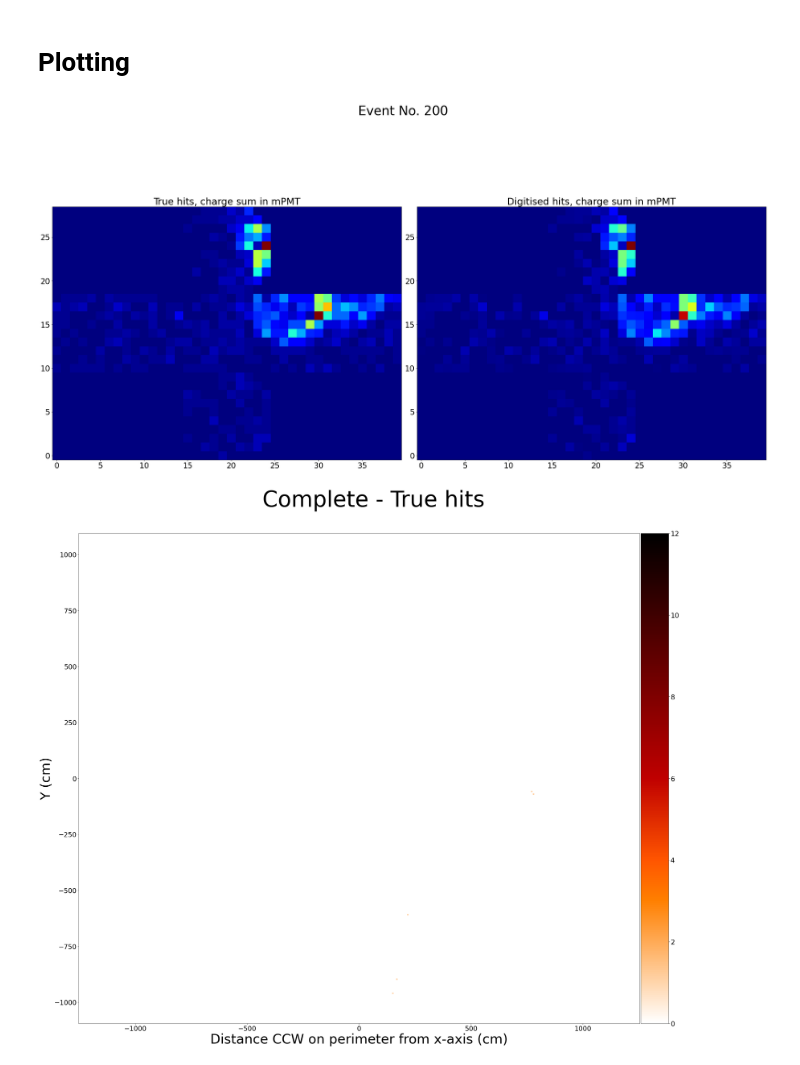
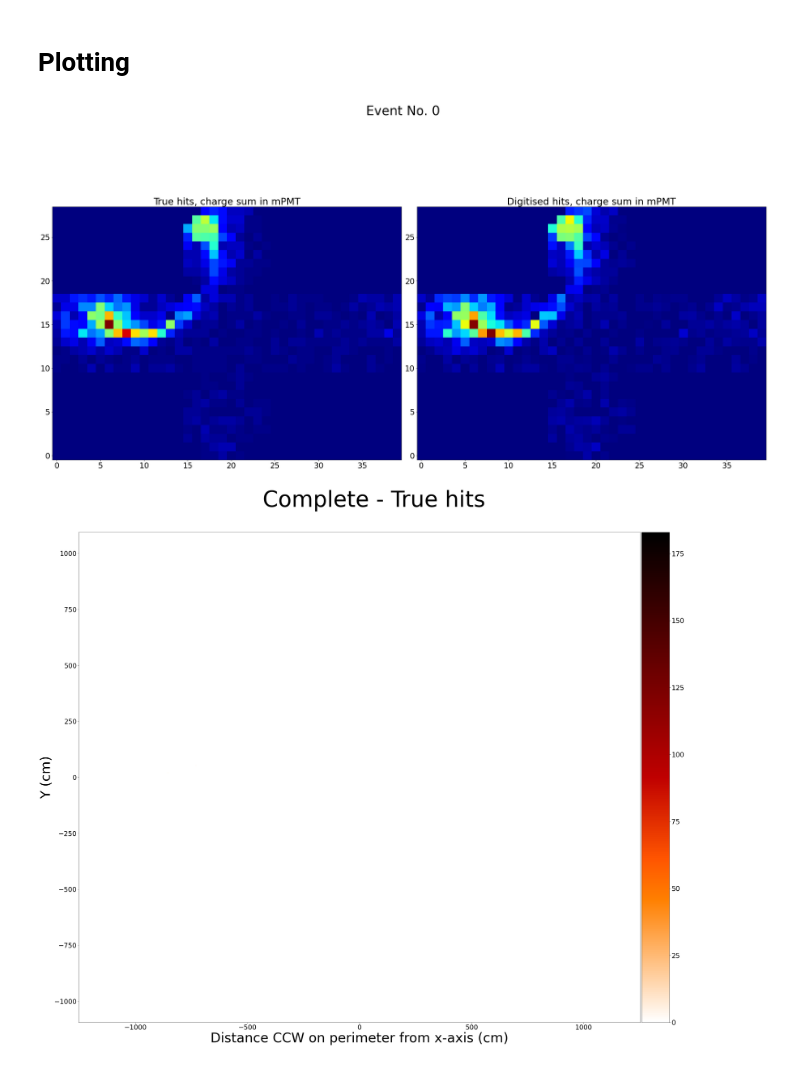
Before and after one commit to SirRendore/WatChMaL, a Jupyter notebook: notebooks_EDA/EDA - Test.ipynb, the cells around one changed output. Cells and saved outputs as stored; diff of their text form; code cells hidden in the pictures.

```diff
--- a/notebooks_EDA/EDA - Test.ipynb
+++ b/notebooks_EDA/EDA - Test.ipynb
@@ -107,9 +107,9 @@ TUBE_DIR = GEOFILE[ 'orientation']
 PMT_FLAT_MAPPING = PMT_to_flat_cylinder_mapping( TUBES, TUBE_XYZ )
 PMT_FLAT_MAP_POSITIVE = PMT_to_flat_cylinder_map_positive( TUBES, TUBE_XYZ )
 
-UPPER_ENDCAP_SUBSET = get_upper_endcap_tubes( TUBES, TUBE_XYZ )
-LOWER_ENDCAP_SUBSET = get_lower_endcap_tubes( TUBES, TUBE_XYZ )
-BARREL_SUBSET       = get_barrel_tubes( TUBES, TUBE_XYZ )
+UPPER_ENDCAP_SUBSET = get_upper_endcap_tubes( TUBES, TUBE_XYZ ) - 1
+LOWER_ENDCAP_SUBSET = get_lower_endcap_tubes( TUBES, TUBE_XYZ ) - 1
+BARREL_SUBSET       = get_barrel_tubes( TUBES, TUBE_XYZ ) - 1
 # %%
 '''
 Plots summed charges and individual mpmts for both true and digitised hits
@@ -143,8 +143,8 @@ def plot_event(truehits_pmt, truehits_data, truehits_data_raw, \
 
     # Plot subsets
     for subset, name in zip(subset_tubes, subset_names):
-        EventSubsetDisplay(pmts_truehits, truehits_data_raw, PMT_FLAT_MAP_POSITIVE, subset - 1, title = f"{name}: True hits")
-        EventSubsetDisplay(digihits_pmt, digihits_data_raw, PMT_FLAT_MAP_POSITIVE, subset - 1, title = f"{name}: Digitised hits")
+        EventSubsetDisplay(truehits_pmt, truehits_data_raw, PMT_FLAT_MAP_POSITIVE, subset, title = f"{name}: True hits")
+        EventSubsetDisplay(digihits_pmt, digihits_data_raw, PMT_FLAT_MAP_POSITIVE, subset, title = f"{name}: Digitised hits")
 
 
 #     event_data_array_truehits = get_plot_array(test_data_truehits)
@@ -168,8 +168,8 @@ def plot_from_idx (event_idx):
     except LookupError:
         print(f"event_ind {event_idx} not found in one or both files")
 # %%
-event_idx = 200
-plot_from_idx(event_idx)
+event_idx = 250
+plot_from_idx(0)
 # %% [output]
-[figure, old version]
+[figure, new version]
-[figure, old version]
+[figure, new version]
```
Also changed, not shown: parts of 1 cell of this notebook.
